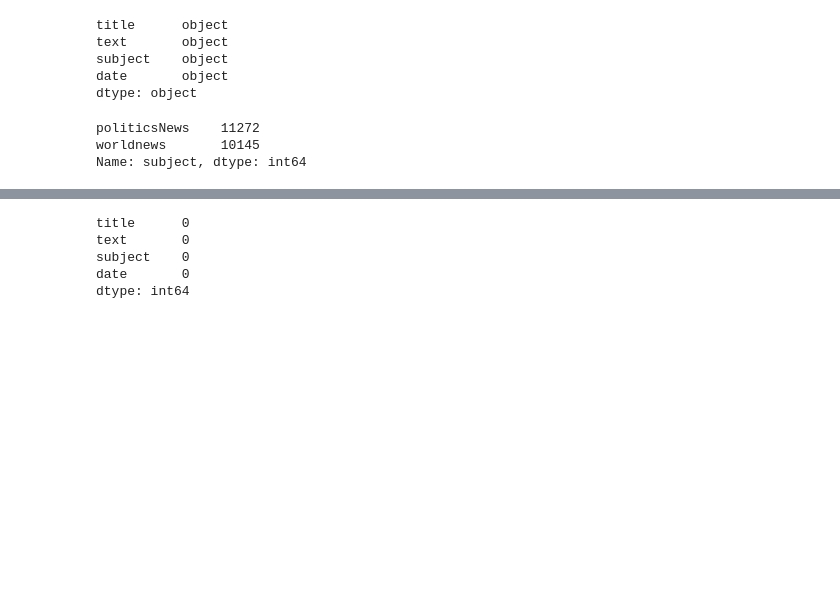
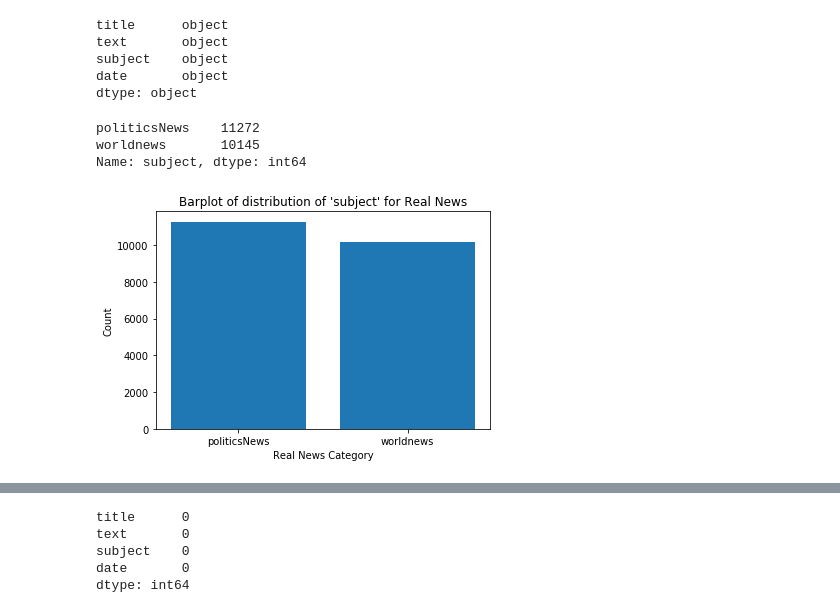
Before and after one commit to y4nrui/nlp-project, a Jupyter notebook: jayden.ipynb, the cells around one changed output, grey strips where cells are left out. Drawn from its saved outputs; the diff is of its cells as text; code cells hidden in the pictures; blank space fills up the shorter version.

```diff
--- a/jayden.ipynb
+++ b/jayden.ipynb
@@ -76,6 +66,14 @@ true_df['subject'].value_counts()
 politicsNews    11272
 worldnews       10145
 Name: subject, dtype: int64
+# %%
+plt.bar(['politicsNews', 'worldnews'], [11272, 10145])
+plt.xlabel("Real News Category")
+plt.ylabel("Count")
+plt.title("Barplot of distribution of 'subject' for Real News")
+plt.show()
+# %% [output]
+[figure, added]
 # %%
 true_df['text'][random.randint(0,10000)]
 # %% [output]
```
Also changed, not shown: parts of 10 cells of this notebook.
